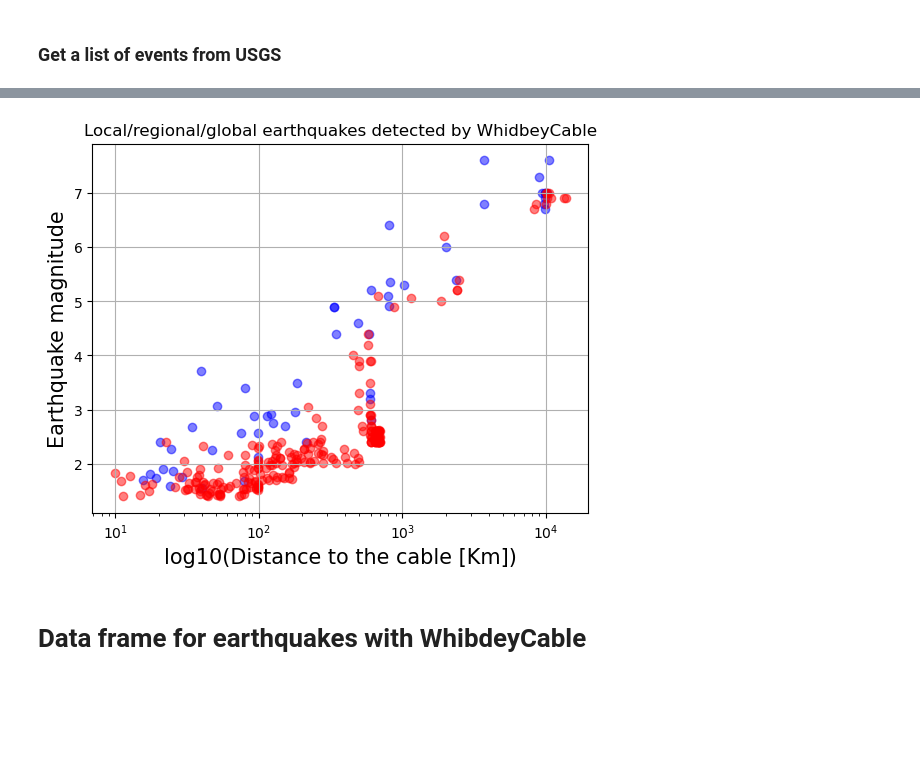
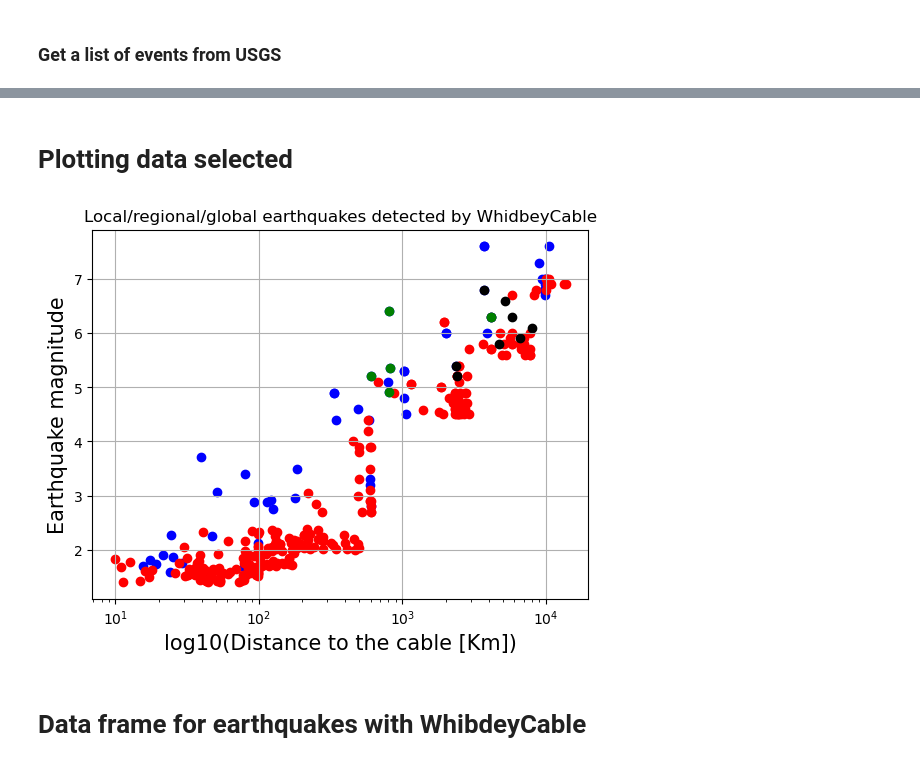
Before and after one commit to bradlipovsky/das-stuff, a Jupyter notebook: whidbey-localquakesplotdataframeMarch.ipynb, the cells around one changed output, grey strips where cells are left out. Cells and saved outputs as stored; diff of their text form; code cells hidden in the pictures; blank space fills up the shorter version.

```diff
--- a/whidbey-localquakesplotdataframeMarch.ipynb
+++ b/whidbey-localquakesplotdataframeMarch.ipynb
@@ -63,3 +63,6 @@ dff5=pd.read_csv('Catalogwhidbey199to17.csv')
 dff6=pd.read_csv('Catalogwhidbey169to14.csv')
 dff7=pd.read_csv('Catalogwhidbeyglobal67plus.csv')
 dff8=pd.read_csv('Catalogwhidbey50to6692500km.csv')
+dff9=pd.read_csv('Catalogwhidbey45to55in3000km.csv')
+dff10 = pd.read_csv('Catalogwhidbey57toinfin8000km.csv')
+dff11clip = pd.read_csv('Catalogwhidbeyclipped.csv')
@@ -66,4 +80,4 @@ dff8=pd.read_csv('Catalogwhidbey50to6692500km.csv')
 # %%
-testconcat =  pd.concat([df0,df,dff1,dff2,dff3,dff4,dff5,dff6,dff7,dff8], ignore_index = True)
+testconcat =  pd.concat([df0,df,dff1,dff2,dff3,dff4,dff5,dff6,dff7,dff8,dff9,dff10], ignore_index = True)
 testconcat.shape
 # %% [output]
@@ -82,5 +112,6 @@ cleandata_2.shape
 # %%
 sele_rowcleandata = cleandata_2[cleandata_2.detect_das =='TRUE']
 nosele_rowcleandata = cleandata_2[cleandata_2.detect_das =='FALSE']
+inconclu_data = cleandata_2[cleandata_2.detect_das == 'INCONCLUSIVE']
 # %%
 #sanity check
@@ -102,16 +123,22 @@ nosele_rowcleandata
+# %% [markdown]
+# Plotting data selected
 # %%
 ax=plt.plot(figsize=(25,25))
 a=0.5
-ax=plt.scatter(sele_rowcleandata.Location, sele_rowcleandata.Magnitud,c='b', s=None, marker='o', alpha=a)
-ax=plt.scatter(nosele_rowcleandata.Location, nosele_rowcleandata.Magnitud,c='r', s=None, marker='o', alpha=a)
+ax=plt.scatter(sele_rowcleandata.Location, sele_rowcleandata.Magnitud,c='b', s=None, marker='o')
+ax=plt.scatter(nosele_rowcleandata.Location, nosele_rowcleandata.Magnitud,c='r', s=None, marker='o')
+ax=plt.scatter(inconclu_data.Location, inconclu_data.Magnitud,c='k', s=None, marker='o')
+ax=plt.scatter(dff11clip.Location, dff11clip.Magnitud,c='g', s=None, marker='o')
 ax=plt.xscale('log')
 ax=plt.ylabel('Earthquake magnitude', fontsize=15);
 ax=plt.xlabel('log10(Distance to the cable [Km])',fontsize=15)
 ax=plt.grid()
 ax=plt.title('Local/regional/global earthquakes detected by WhidbeyCable')
-ax=plt.show()
+ax =plt.savefig("whidbeylocalquakesmw-all")
+ax = plt.show()
+ax = plt.close()
 # %% [output]
-[figure, old version]
+[figure, new version]
 # %%
 selected_rows0 = df0[df0.detect_das == 'TRUE']
 noselected_rows0 = df0[df0.detect_das == 'FALSE']
```
Also changed, not shown: parts of 11 cells of this notebook, 1 other file.
